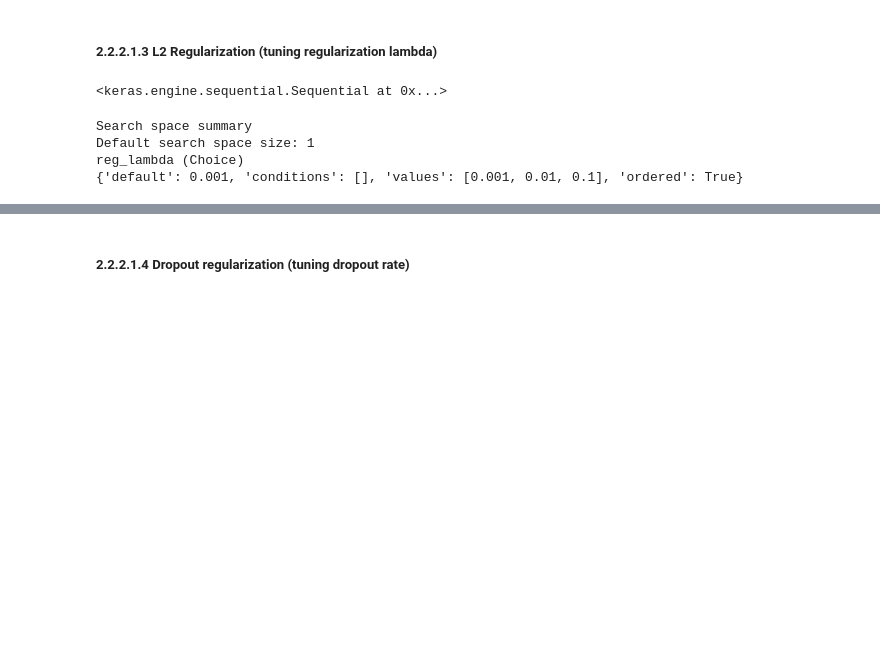
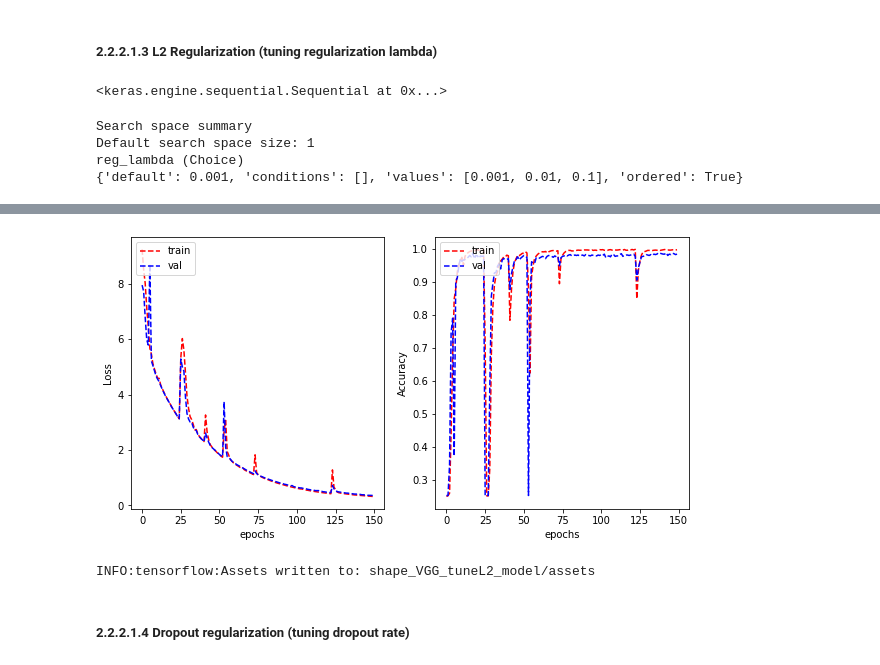
Before and after one commit to mhngu23/Traffic-Sign-Image-Recognition-by-RMIT, a Jupyter notebook: Traffic_Sign_Image_Recognition.ipynb, the cells around one changed output, grey strips where cells are left out. Drawn from its saved outputs; the diff is of its cells as text; code cells hidden in the pictures; blank space fills up the shorter version.

```diff
--- a/Traffic_Sign_Image_Recognition.ipynb
+++ b/Traffic_Sign_Image_Recognition.ipynb
@@ -1230,20 +1238,21 @@ def parameters(reg_lambda, output):
     return VGG_model_with_regularization
 
 
-def build_model_VGG_l2_regular(hp):
+def build_model_VGG_l2_regular_shape(hp):
     reg_lambda = hp.Choice('reg_lambda', [0.001, 0.01, 0.1])
     model = parameters(reg_lambda, numbers_of_shape)
     return model
 
-build_model_VGG_l2_regular(kt.HyperParameters())
+build_model_VGG_l2_regular_shape(kt.HyperParameters())
 # %% [output]
 <keras.engine.sequential.Sequential at 0x...>
 # %%
-tuner_reg_l2 = kt.RandomSearch(
-    build_model_VGG_l2_regular,
+tuner_reg_l2_shape = kt.RandomSearch(
+    build_model_VGG_l2_regular_shape,
     objective='val_loss',
-    max_trials=3)
-tuner_reg_l2.search_space_summary()
+    max_trials=3,
+    overwrite = True)
+tuner_reg_l2_shape.search_space_summary()
 # %% [output]
 Search space summary
 Default search space size: 1
@@ -1256,5 +1284,5 @@ tuner_reg_l2.results_summary()
 # %%
 # get best model and best hyper parameter
-best_model = tuner_reg_l2.get_best_models()[0]
-best_hp = tuner_reg_l2.get_best_hyperparameters()[0]
+best_model = tuner_reg_l2_shape.get_best_models()[0]
+best_hp = tuner_reg_l2_shape.get_best_hyperparameters()[0]
 best_model.summary()
@@ -1261,13 +1307,17 @@ best_model.summary()
 # %%
-model_VGG_best_regularization_l2 = tuner_reg_l2.hypermodel.build(best_hp)
-history = model_VGG_best_regularization_l2.fit_generator(train_shape, validation_data = validation_shape, epochs=150, verbose=0, class_weight=class_weight_dict_shape)
+model_VGG_best_regularization_l2_shape = tuner_reg_l2_shape.hypermodel.build(best_hp)
+history = model_VGG_best_regularization_l2_shape.fit_generator(train_shape, validation_data = validation_shape, epochs=150, verbose=0, class_weight=class_weight_dict_shape)
 
 plot_learning_curve(history.history['loss'], history.history['val_loss'],
                     history.history['categorical_accuracy'], history.history['val_categorical_accuracy'],
                     metric_name = 'Accuracy')
+# %% [output]
+[figure, added]
 # %%
-model_VGG_best_regularization_l2.save("shape_VGG_tuneL2_model")
+model_VGG_best_regularization_l2_shape.save("shape_VGG_tuneL2_model")
 !cp -R ./shape_VGG_tuneL2_model /content/gdrive/'My Drive'/COSC2673_2110/
+# %% [output]
+INFO:tensorflow:Assets written to: shape_VGG_tuneL2_model/assets
 # %% [markdown]
 ##### **2.2.2.1.4 Dropout regularization (tuning dropout rate)**
 # %%
```
Also changed, not shown: parts of 90 cells of this notebook.
